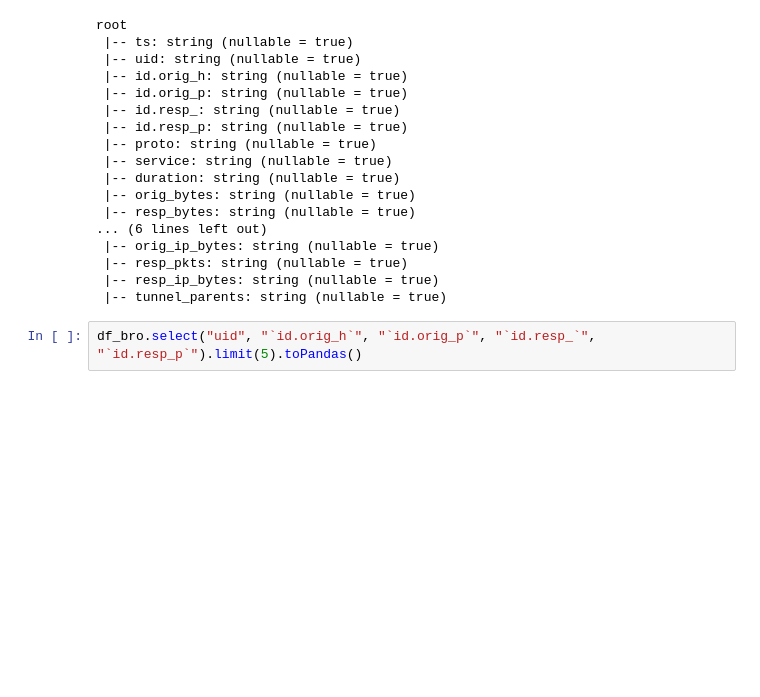
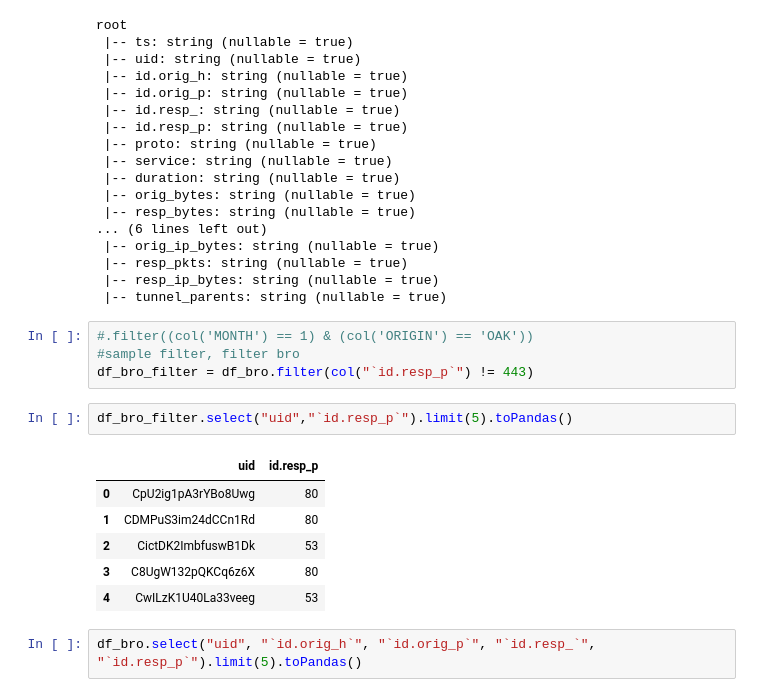
Before and after one commit to MBrend15/Public_Project_Repo, a Jupyter notebook: write_files-BCM.ipynb, the cells around one changed output. Saved outputs shown, nothing was run; the diff lists cells and outputs as text; blank space fills up the shorter version.

```diff
--- a/write_files-BCM.ipynb
+++ b/write_files-BCM.ipynb
@@ -141,6 +141,19 @@ root
  |-- resp_pkts: string (nullable = true)
  |-- resp_ip_bytes: string (nullable = true)
  |-- tunnel_parents: string (nullable = true)
+# %%
+#.filter((col('MONTH') == 1) & (col('ORIGIN') == 'OAK'))
+#sample filter, filter bro
+df_bro_filter = df_bro.filter(col("`id.resp_p`") != 443)
+# %%
+df_bro_filter.select("uid","`id.resp_p`").limit(5).toPandas()
+# %% [output]
+|  | uid | id.resp_p |
+| 0 | CpU2ig1pA3rYBo8Uwg | 80 |
+| 1 | CDMPuS3im24dCCn1Rd | 80 |
+| 2 | CictDK2ImbfuswB1Dk | 53 |
+| 3 | C8UgW132pQKCq6z6X | 80 |
+| 4 | CwILzK1U40La33veeg | 53 |
 # %%
 df_bro.select("uid", "`id.orig_h`", "`id.orig_p`", "`id.resp_`", "`id.resp_p`").limit(5).toPandas()
 # %% [output]
```
Also changed, not shown: parts of 13 cells of this notebook, 7 other files.
